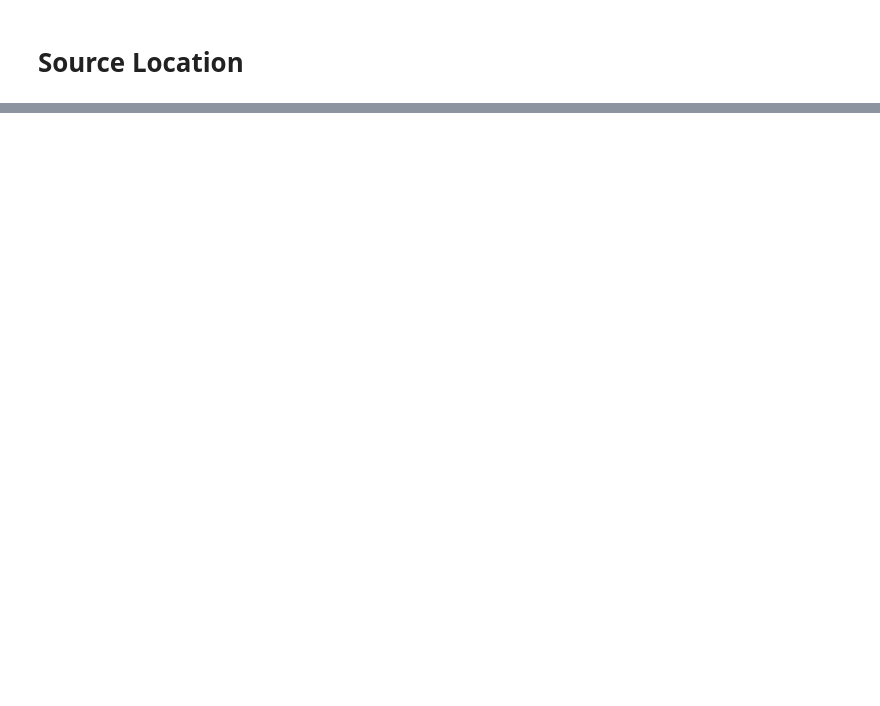
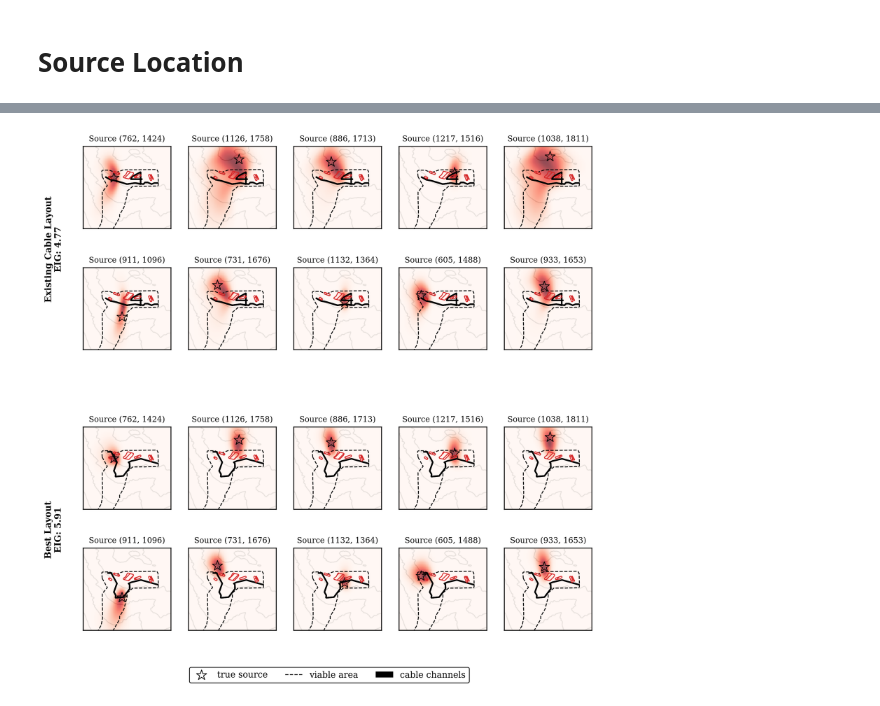
Before and after one commit to dominik-strutz/dased_paper, a Jupyter notebook: notebooks/cdv_p_and_setup.ipynb, the cells around one changed output, grey strips where cells are left out. Saved outputs shown, nothing was run; the diff lists cells and outputs as text; code cells hidden in the pictures; blank space fills up the shorter version.

```diff
--- a/notebooks/cdv_p_and_setup.ipynb
+++ b/notebooks/cdv_p_and_setup.ipynb
@@ -862,7 +888,7 @@ for key in axes.keys():
                         x_range=(200, 1800),
                         y_range=(500, 2000),
                         grid_size=(100, 100, 10),
-                        downsample=5,
+                        downsample=10,
                         seed=source_idx + 1,
                     )
 
@@ -905,35 +931,37 @@ for layout_idx, layout in enumerate(selected_layouts):
     first_ax_key = f"layout_{layout_idx}_row_0_0"
     ax_pos = axes[first_ax_key].get_position()
 
     fig.text(
         0.08,  # x position (left edge)
         ax_pos.y0 - ax_pos.height / 4,  # y position (middle of first row)
         text,
         rotation=90,
         verticalalignment='center',
         horizontalalignment='center',
         fontsize=10,
         weight='bold'
     )
 
 # Add legend at the bottom
 first_ax_key = "layout_0_row_0_0"
 handles, labels = axes[first_ax_key].get_legend_handles_labels()
 fig.legend(
     handles,
     labels,
     loc="lower center",
     bbox_to_anchor=(0.5, 0.02),
     ncol=5,
     facecolor="white",
     edgecolor="black",
     fontsize=10,
 )
 
-# fig.savefig("figures/eig_p_posterior_plots.png", bbox_inches="tight", dpi=250)
-# fig.savefig("figures/eig_p_posterior_plots.pdf", bbox_inches="tight", dpi=250)
+fig.savefig("figures/eig_p_posterior_plots.png", bbox_inches="tight", dpi=250)
+fig.savefig("figures/eig_p_posterior_plots.pdf", bbox_inches="tight", dpi=250)
 
 plt.show()
+# %% [output]
+[figure, added]
 # %%
 %matplotlib inline
 
```
Also changed, not shown: parts of 10 cells of this notebook.
